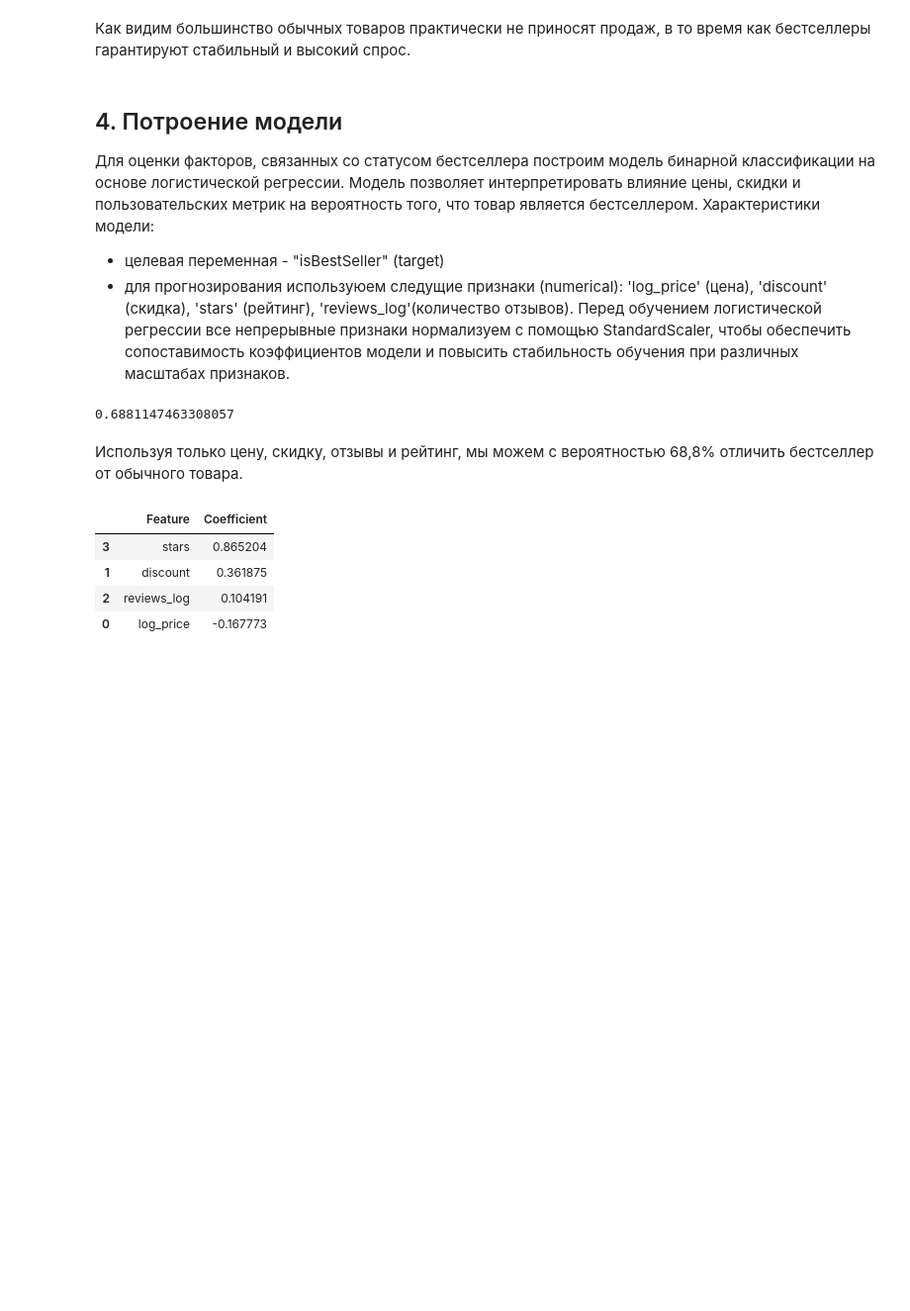
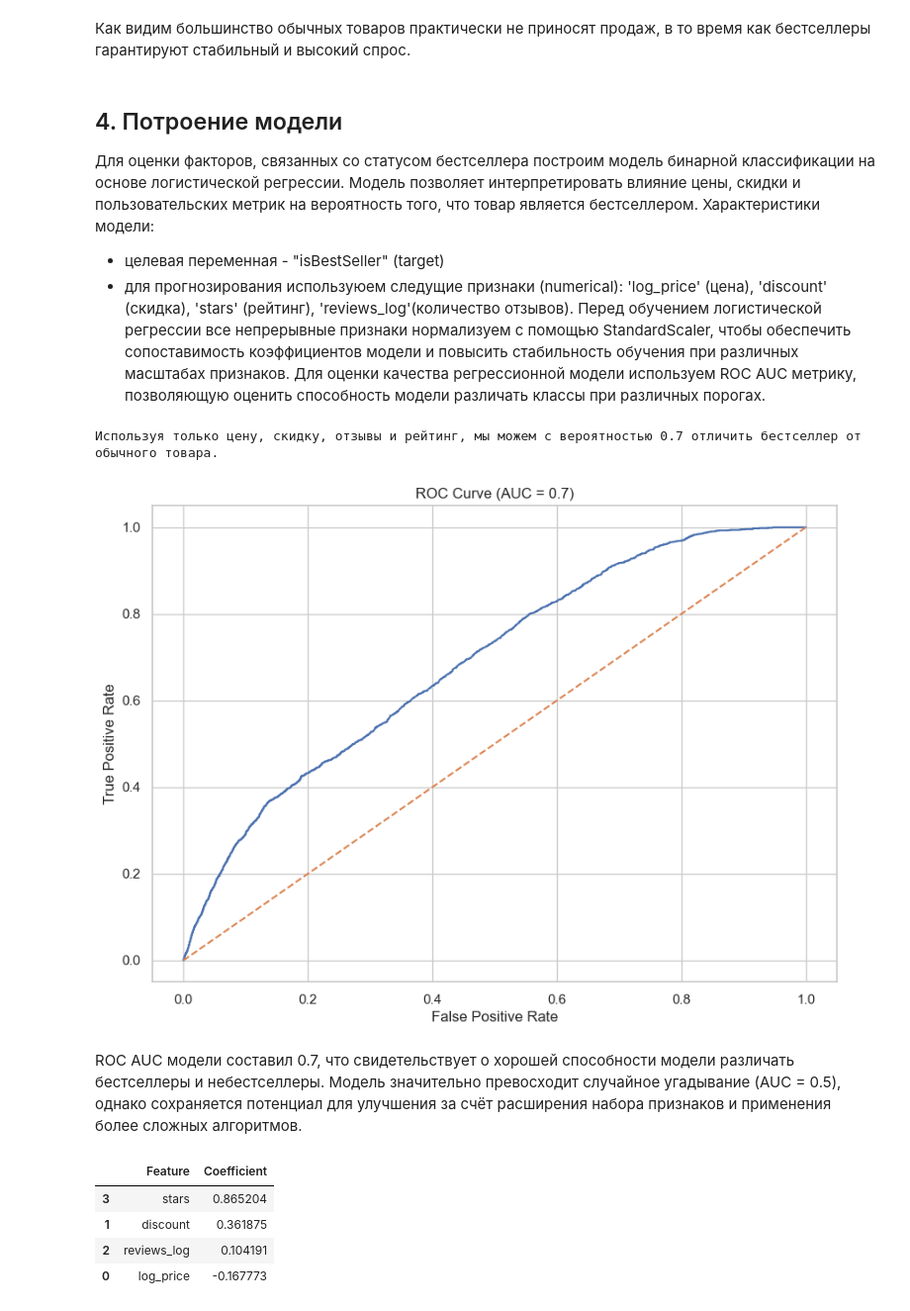
Before and after one commit to Nastasya-M/amazon-kaggle-analysis, a Jupyter notebook: progect_analysys_amazon.ipynb, the cells around one changed output. Shown at 99% size. Saved outputs shown, nothing was run; the diff lists cells and outputs as text; code cells hidden in the pictures; blank space fills up the shorter version.

Commit message:
Add  roc curve

```diff
--- a/progect_analysys_amazon.ipynb
+++ b/progect_analysys_amazon.ipynb
@@ -445,7 +447,7 @@ df.groupby('isBestSeller')['boughtInLastMonth'].describe()
 Характеристики модели:
 * целевая переменная - "isBestSeller" (target)
 * для прогнозирования используюем следущие признаки (numerical): 'log_price' (цена), 'discount' (скидка), 'stars' (рейтинг), 'reviews_log'(количество отзывов).
-Перед обучением логистической регрессии все непрерывные признаки нормализуем с помощью StandardScaler, чтобы обеспечить сопоставимость коэффициентов модели и повысить стабильность обучения при различных масштабах признаков.
+Перед обучением логистической регрессии все непрерывные признаки нормализуем с помощью StandardScaler, чтобы обеспечить сопоставимость коэффициентов модели и повысить стабильность обучения при различных масштабах признаков. Для оценки качества регрессионной модели используем ROC AUC метрику, позволяющую оценить способность модели различать классы при различных порогах.
 # %%
 from sklearn.preprocessing import StandardScaler
 from sklearn.pipeline import Pipeline
@@ -470,12 +472,33 @@ model.fit(X_train, y_train)
 
 pred_proba = model.predict_proba(X_test)[:, 1]
 roc_auc = roc_auc_score(y_test, pred_proba)
-
-roc_auc # вероятность того, что модель даст бестселлеру более высокий скор, чем обычному товару
+# вероятность того, что модель даст бестселлеру более высокий скор, чем обычному товару
+print(f'Используя только цену, скидку, отзывы и рейтинг, мы можем с вероятностью {roc_auc.round(1)} отличить бестселлер от обычного товара.')
 # %% [output]
-0.6881147463308057
+Используя только цену, скидку, отзывы и рейтинг, мы можем с вероятностью 0.7 отличить бестселлер от обычного товара.
-# %% [markdown]
-Используя только цену, скидку, отзывы и рейтинг, мы можем с вероятностью 68,8% отличить бестселлер от обычного товара.
+# %%
+# Дополнительно визуализируем ROC-кривую, демонстрирующую устойчивость модели к изменению порога классификации
+from sklearn.metrics import roc_curve
+
+# Получаем вероятности положительного класса
+y_proba = model.predict_proba(X_test)[:, 1]
+
+# ROC AUC
+roc_auc = roc_auc_score(y_test, y_proba)
+
+# ROC-кривая
+fpr, tpr, thresholds = roc_curve(y_test, y_proba)
+
+plt.plot(fpr, tpr)
+plt.plot([0, 1], [0, 1], linestyle='--')
+plt.xlabel("False Positive Rate")
+plt.ylabel("True Positive Rate")
+plt.title(f"ROC Curve (AUC = {roc_auc:.1f})")
+plt.show()
+# %% [output]
+[figure, added]
+# %% [markdown]
+ROC AUC модели составил 0.7, что свидетельствует о хорошей способности модели различать бестселлеры и небестселлеры. Модель значительно превосходит случайное угадывание (AUC = 0.5), однако сохраняется потенциал для улучшения за счёт расширения набора признаков и применения более сложных алгоритмов.
 # %%
 # таблица важности признаков для модели логистической регрессии.
 coef_df = pd.DataFrame({
```
Also changed, not shown: parts of 2 cells of this notebook.
